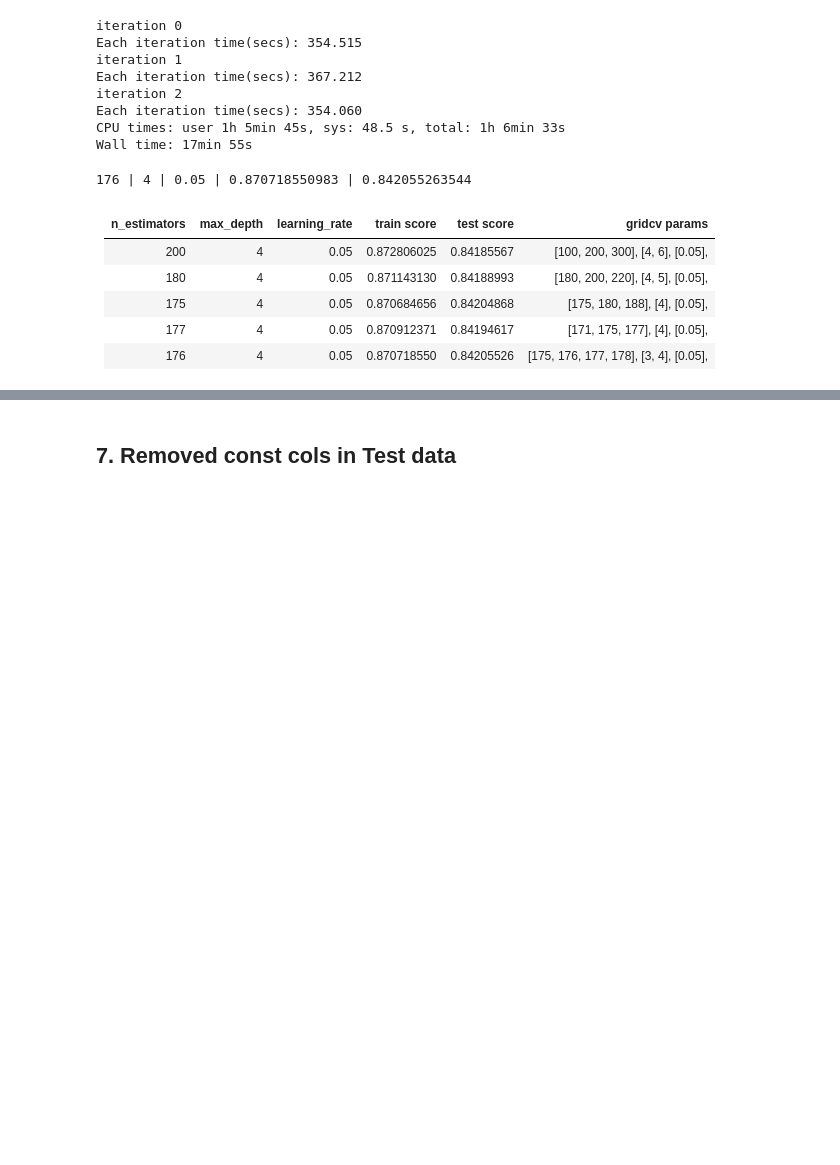
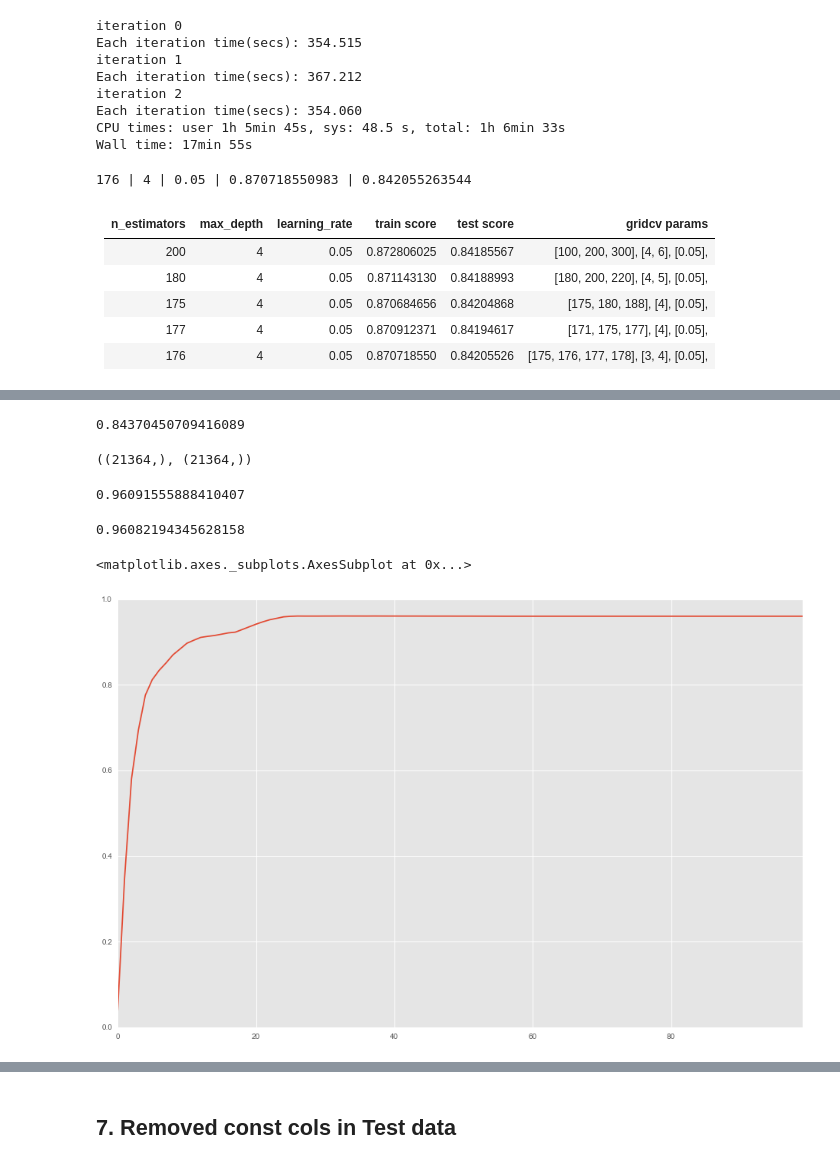
Before and after one commit to jjinking/kaggle-santander, a Jupyter notebook: models.ipynb, the cells around one changed output, grey strips where cells are left out. Drawn from its saved outputs; the diff is of its cells as text; code cells hidden in the pictures; blank space fills up the shorter version.

```diff
--- a/models.ipynb
+++ b/models.ipynb
@@ -671,3 +641,11 @@ gbm = xgb.XGBRegressor(max_depth=best_model.max_depth,
                        learning_rate=best_model.learning_rate,
                        nthread=4, objective='binary:logistic')
 kg.save_submission(gbm.fit(X_all, y_all).predict(df_test), 'submissions/onehotint.xgb.csv')  # High score 0.838388
+# %%
+gbm = xgb.XGBRegressor(max_depth=4,
+                       n_estimators=1000,
+                       learning_rate=0.03,
+                       subsample=0.95, colsample_bytree=0.85,
+                       nthread=4, objective='binary:logistic')
+gbm.fit(X_train, y_train, early_stopping_rounds=40, eval_metric="auc", eval_set=[(X_test, y_test)])
+kg.save_submission(gbm.predict(df_test), 'submissions/onehotint.xgb_earlystop.csv')  #
@@ -673,0 +674,23 @@ kg.save_submission(gbm.fit(X_all, y_all).predict(df_test), 'submissions/onehotin
+# %%
+roc_auc_score(y_test, gbm.predict(X_test))
+# %% [output]
+0.84370450709416089
+# %%
+y_test_hat = pd.Series(gbm.predict(X_test), name='y_hat')
+# %%
+y_test.shape, y_test_hat.shape
+# %% [output]
+((21364,), (21364,))
+# %%
+accuracy_score(y_test, y_test_hat > 0.33)
+# %% [output]
+0.96091555888410407
+# %%
+accuracy_score(y_test, y_test_hat > 0.4)
+# %% [output]
+0.96082194345628158
+# %%
+pd.Series(accuracy_score(y_test, y_test_hat > t) for t in list(np.arange(0.0, 1.0, .01))).plot()
+# %% [output]
+<matplotlib.axes._subplots.AxesSubplot at 0x...>
+[figure, added]
```
Also changed, not shown: parts of 33 cells of this notebook, 4 other files.
